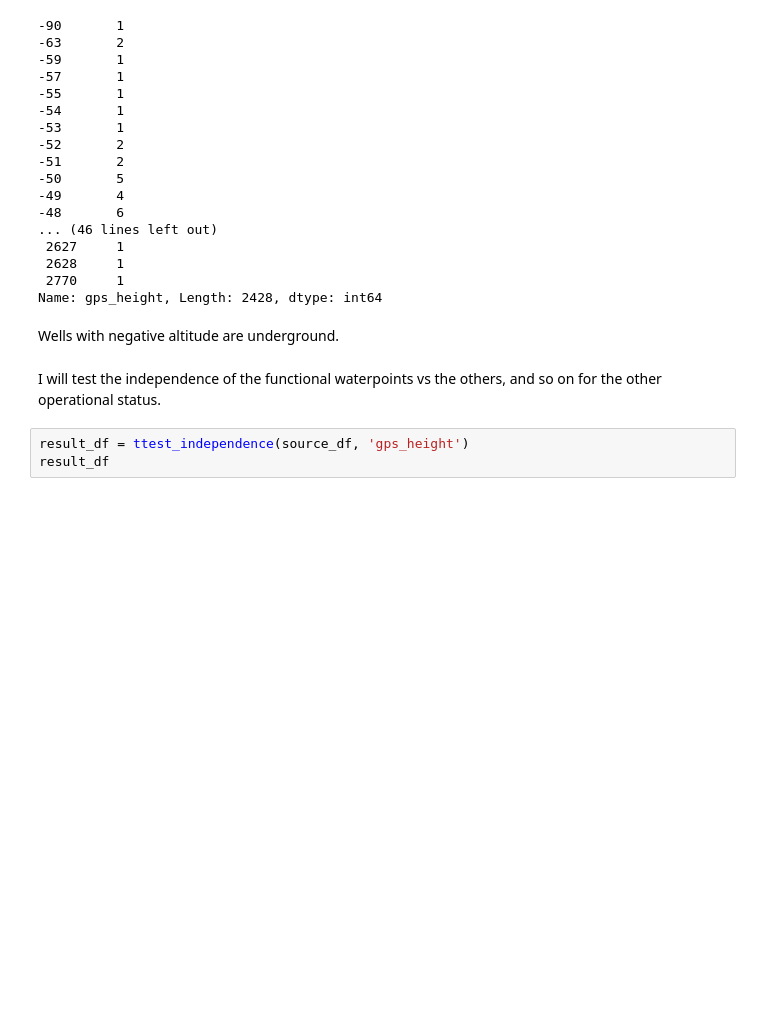
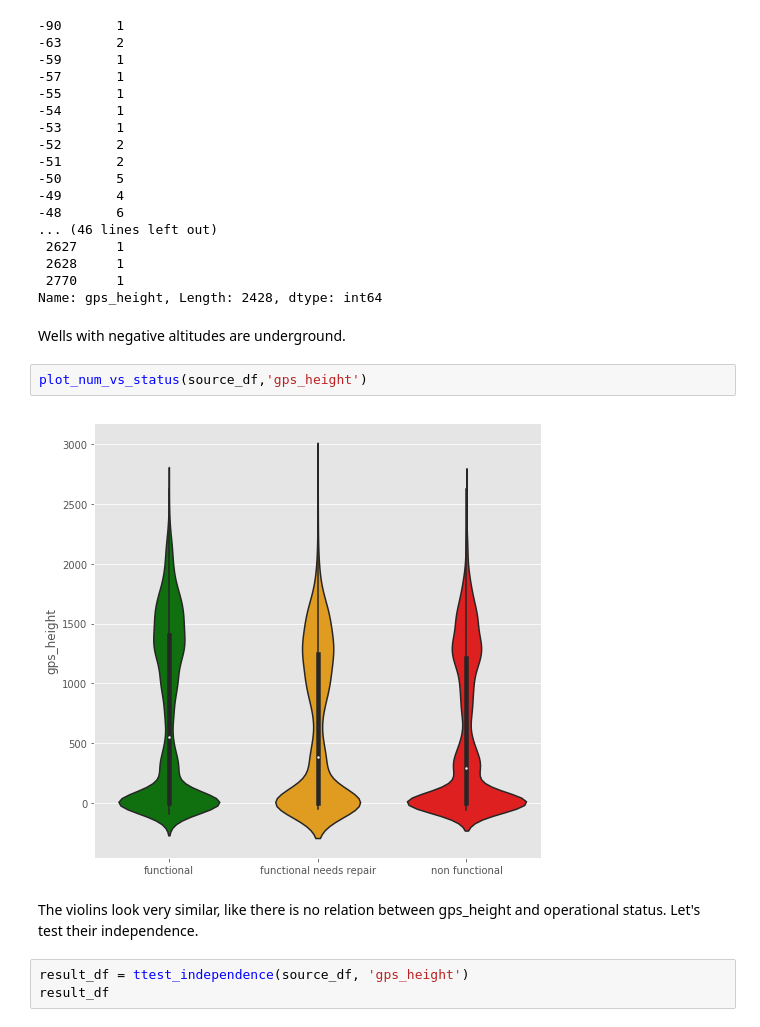
Before and after one commit to stephanietison/Waterpoints, a Jupyter notebook: Notebook/Water Pumps.ipynb, the cells around one changed output. Cells and saved outputs as stored; diff of their text form; blank space fills up the shorter version.

```diff
--- a/Notebook/Water Pumps.ipynb
+++ b/Notebook/Water Pumps.ipynb
@@ -421,9 +402,13 @@ source_df.gps_height.value_counts().sort_index()
  2770     1
 Name: gps_height, Length: 2428, dtype: int64
 # %% [markdown]
-Wells with negative altitude are underground.
+Wells with negative altitudes are underground.
-# %% [markdown]
-I will test the independence of the functional waterpoints vs the others, and so on for the other operational status.
+# %%
+plot_num_vs_status(source_df,'gps_height')
+# %% [output]
+[figure, added]
+# %% [markdown]
+The violins look very similar, like there is no relation between gps_height and operational status. Let's test their independence.
 # %%
 result_df = ttest_independence(source_df, 'gps_height')
 result_df
```
Also changed, not shown: parts of 54 cells of this notebook.
